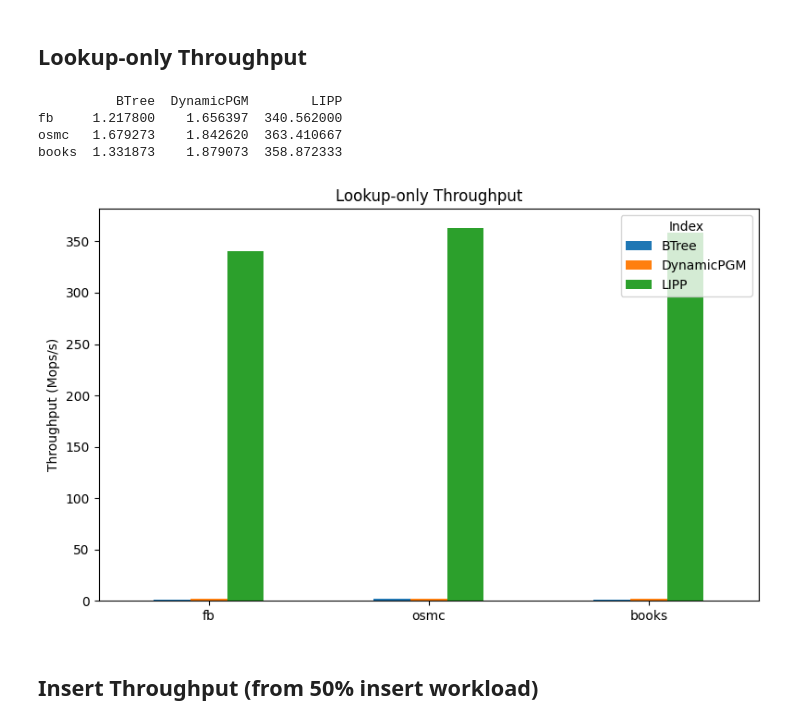
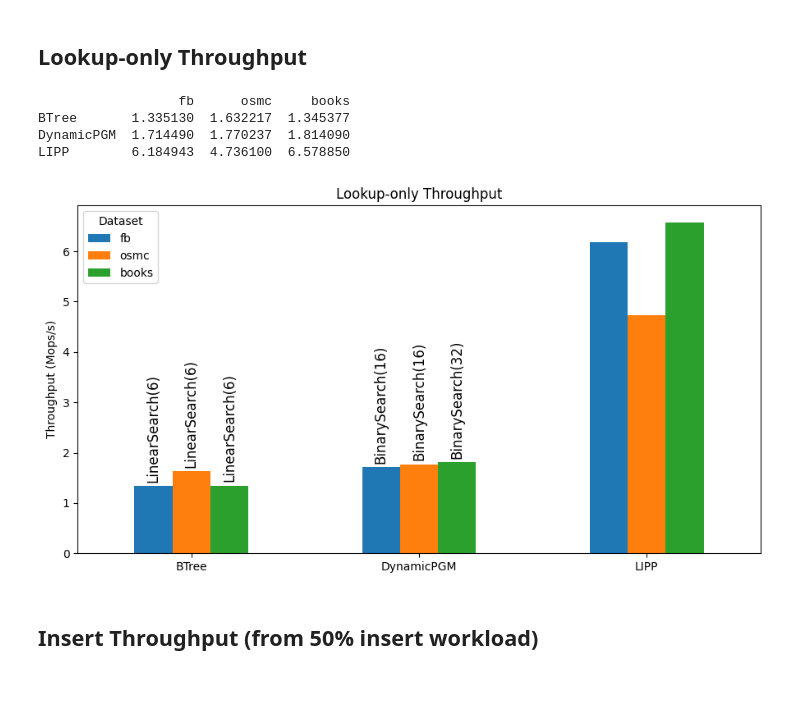
Before and after one commit to michaelneuder/COS568-LI-SP26, a Jupyter notebook: analysis.ipynb, the cells around one changed output. Drawn from its saved outputs; the diff is of its cells as text; code cells hidden in the pictures; blank space fills up the shorter version.

```diff
--- a/analysis.ipynb
+++ b/analysis.ipynb
@@ -72,20 +103,13 @@ Throughput tables computed.
 # %%
 print(lookuponly.to_string())
 print()
-
-ax = lookuponly.plot(kind='bar', figsize=(8, 5))
-ax.set_ylabel('Throughput (Mops/s)')
-ax.set_title('Lookup-only Throughput')
-ax.set_xticklabels(tasks, rotation=0)
-ax.legend(title='Index')
-plt.tight_layout()
-plt.show()
+plot_throughput(lookuponly, lookuponly_m, 'Lookup-only Throughput')
 # %% [output]
-          BTree  DynamicPGM        LIPP
-fb     1.217800    1.656397  340.562000
-osmc   1.679273    1.842620  363.410667
-books  1.331873    1.879073  358.872333
+                  fb      osmc     books
+BTree       1.335130  1.632217  1.345377
+DynamicPGM  1.714490  1.770237  1.814090
+LIPP        6.184943  4.736100  6.578850
-[figure, old version]
+[figure, new version]
 # %% [markdown]
 ## Insert Throughput (from 50% insert workload)
 # %%
```
Also changed, not shown: parts of 5 cells of this notebook, 19 other files.
